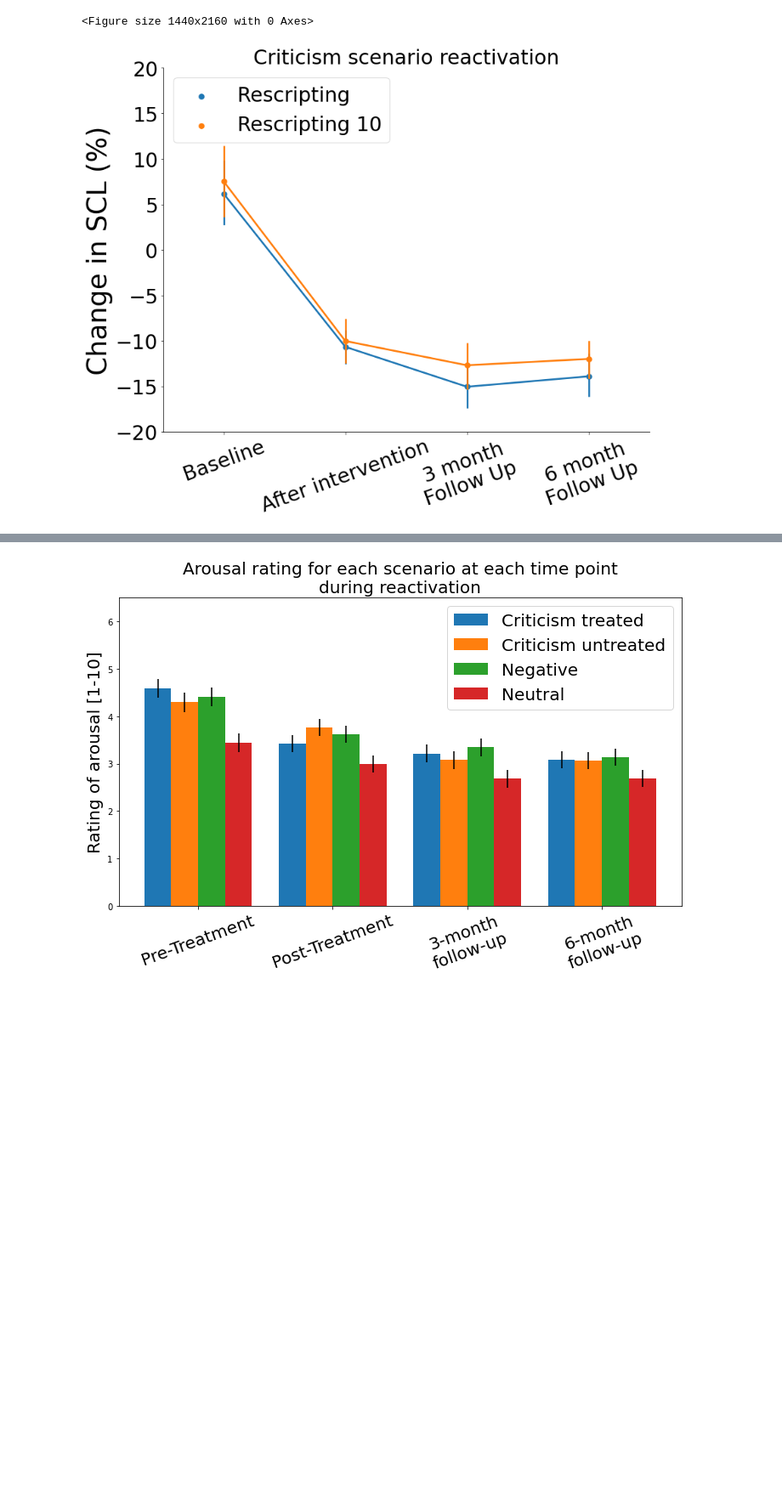
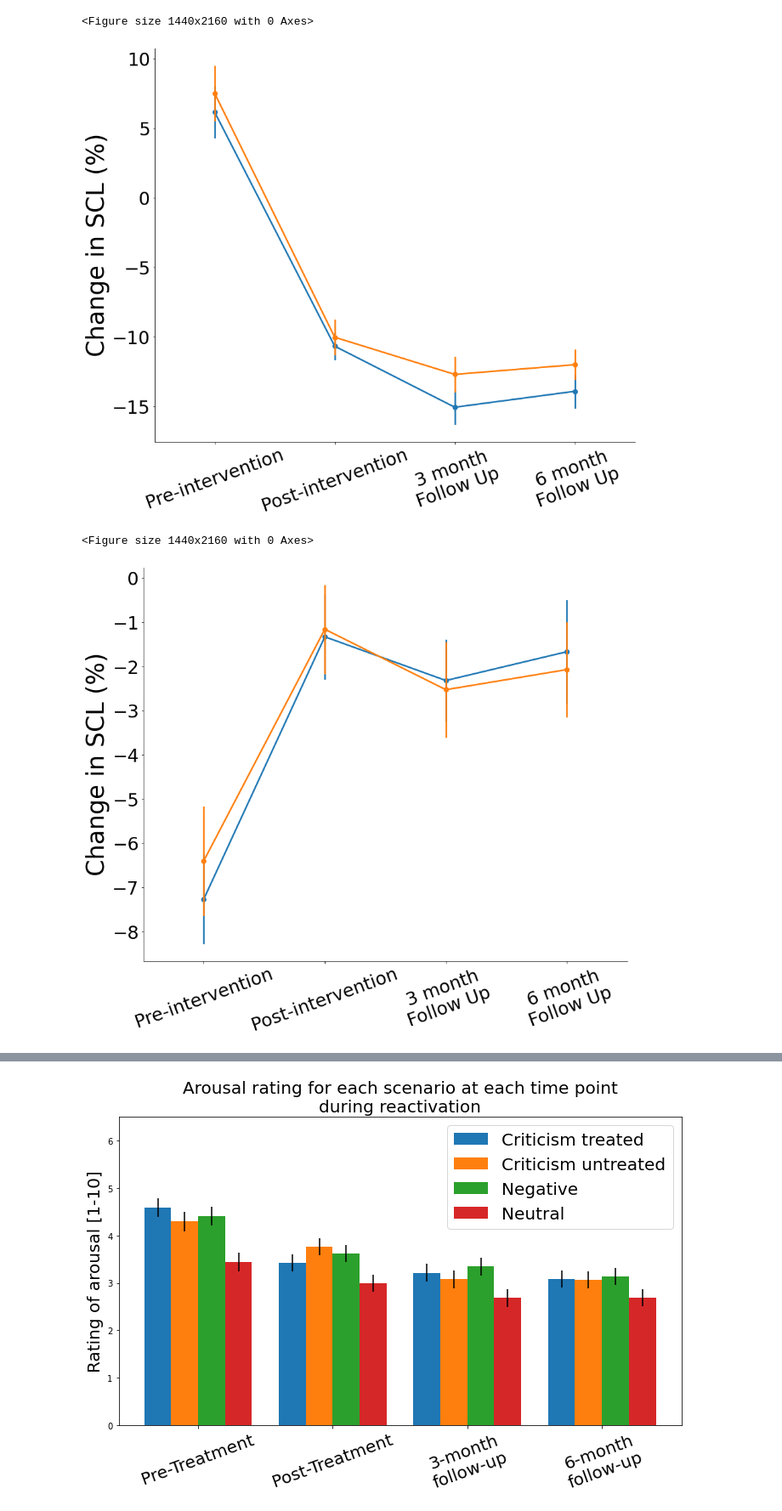
Before and after one commit to stakar/plotSCL, a Jupyter notebook: plotting-rating_diff_scenario.ipynb, the cells around one changed output, grey strips where cells are left out. Shown at 85% size. Cells and saved outputs as stored; diff of their text form; code cells hidden in the pictures; blank space fills up the shorter version.

Commit message:
Added plotting differencess of rating

```diff
--- a/plotting-rating_diff_scenario.ipynb
+++ b/plotting-rating_diff_scenario.ipynb
@@ -64,7 +62,7 @@ for tpoint in list(time_point.keys()):
             tmp.columns = colset_dict[tpoint]
             tmp['Condition'] = result['Condition_x_first']
             tmp_melted  = tmp.melt(id_vars=['Condition'],value_vars=tmp.columns[:-1])
-            sns.catplot(kind='point',x='variable',y='value',hue='Condition',data=tmp_melted,errorbar='sd'
+            sns.catplot(kind='point',x='variable',y='value',hue='Condition',data=tmp_melted,errorbar='se'
                         ,height=9, aspect=1.3,legend=False)
 
 
@@ -98,40 +96,43 @@ plt.show()
 ... (7 outputs left out)
 # %%
 
-cond = 'CritT'
+cond = 'Neut'
 group = group_12
 title = f'{scen_formal} {tp_formal}'
-post_time_point= '1678' # przyjmuje albo 6,7 albo 67, wtedy trzeba wklepać odpowiednie nazwy kolumn pod spodem
-ylab = 'Change in SCL (%)'
-post_time_point= '1678' # przyjmuje albo 6,7 albo 67, wtedy trzeba wklepać odpowiednie nazwy kolumn pod spodem
-colnames = ['Baseline','After intervention','3 month\nFollow Up','6 month\nFollow Up']
-# colnames = ['Pomiar bazowy','Po interwencji']
-part_suspence='suspence'
-title = f'Criticism scenario reactivation'
+for cond in ['CritT','Neut','Neg','Crit']:
+    post_time_point= '1678' # przyjmuje albo 6,7 albo 67, wtedy trzeba wklepać odpowiednie nazwy kolumn pod spodem
+    ylab = 'Change in SCL (%)'
+    post_time_point= '1678' # przyjmuje albo 6,7 albo 67, wtedy trzeba wklepać odpowiednie nazwy kolumn pod spodem
+    colnames = ['Pre-intervention','Post-intervention','3 month\nFollow Up','6 month\nFollow Up']
+    # colnames = ['Pomiar bazowy','Po interwencji']
+    part_suspence='suspence'
+    title = f'{cond} scenario reactivation'
 
-plt.figure(figsize=(20,30))
+    plt.figure(figsize=(20,30))
 
-tmp = result.loc[group,result.columns.str.contains(fr'SCL_TP1_{cond}_{part_suspence}|SCL_TP[{post_time_point}][3]_{cond}_{part_suspence}')]
-# tmp = result.loc[group,result.columns.str.contains(fr'SCL_TP\d_{cond}_{part_suspeaance}|SCL_TP[{post_time_point}][3]_{cond}_{part_suspence}')]
+    tmp = result.loc[group,result.columns.str.contains(fr'SCL_TP1_{cond}_{part_suspence}|SCL_TP[{post_time_point}][3]_{cond}_{part_suspence}')]
+    # tmp = result.loc[group,result.columns.str.contains(fr'SCL_TP\d_{cond}_{part_suspeaance}|SCL_TP[{post_time_point}][3]_{cond}_{part_suspence}')]
 
-# tmp.columns = ['Ja','Otoczenie','Krytyk','Interwencja 1','Interwencja 2','Interwencja 3','Interwencja 4']
-tmp.columns = colnames
-tmp['Condition'] = result['Condition_x_first']
-tmp_melted  = tmp.melt(id_vars=['Condition'],value_vars=tmp.columns[:-1])
-sns.catplot(kind='point',x='variable',y='value',hue='Condition',data=tmp_melted,errorbar='ci',height=10, aspect=1.2,legend=False)
+    # tmp.columns = ['Ja','Otoczenie','Krytyk','Interwencja 1','Interwencja 2','Interwencja 3','Interwencja 4']
+    tmp.columns = colnames
+    tmp['Condition'] = result['Condition_x_first']
+    tmp_melted  = tmp.melt(id_vars=['Condition'],value_vars=tmp.columns[:-1])
+    sns.catplot(kind='point',x='variable',y='value',hue='Condition',data=tmp_melted,errorbar='se',height=10, aspect=1.2,legend=False)
 
 
-plt.xlabel('',fontsize=40)
-plt.ylabel(ylab,fontsize=40)
-plt.xticks(fontsize=30,rotation=20)
-plt.yticks(fontsize=30)
-plt.title(title,fontsize=30)
+    plt.xlabel('',fontsize=40)
+    plt.ylabel(ylab,fontsize=40)
+    plt.xticks(fontsize=30,rotation=20)
+    plt.yticks(fontsize=30)
+    # plt.title(title,fontsize=30)
 
 plt.ylim([-20,20])
 plt.legend(loc='upper left',fontsize=30)
 
 plt.tight_layout()
 plt.savefig(f'{title}.png')
 # %% [output]
 <Figure size 1440x2160 with 0 Axes>
-[figure, old version]
+[figure, new version]
+<Figure size 1440x2160 with 0 Axes>
+[figure, added]
```
Also changed, not shown: parts of 18 cells of this notebook.
